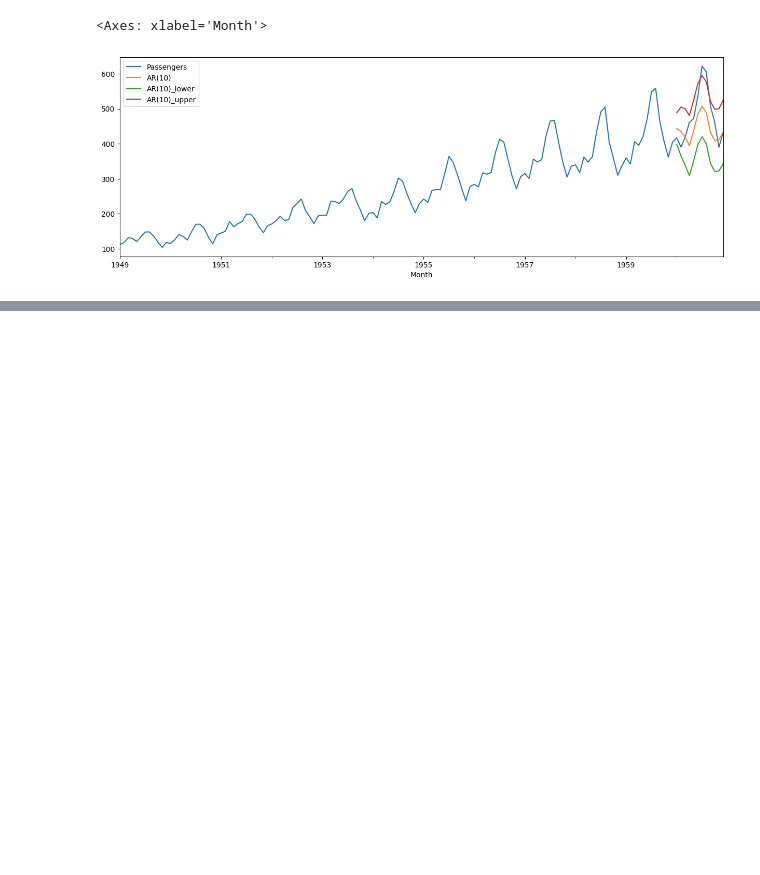
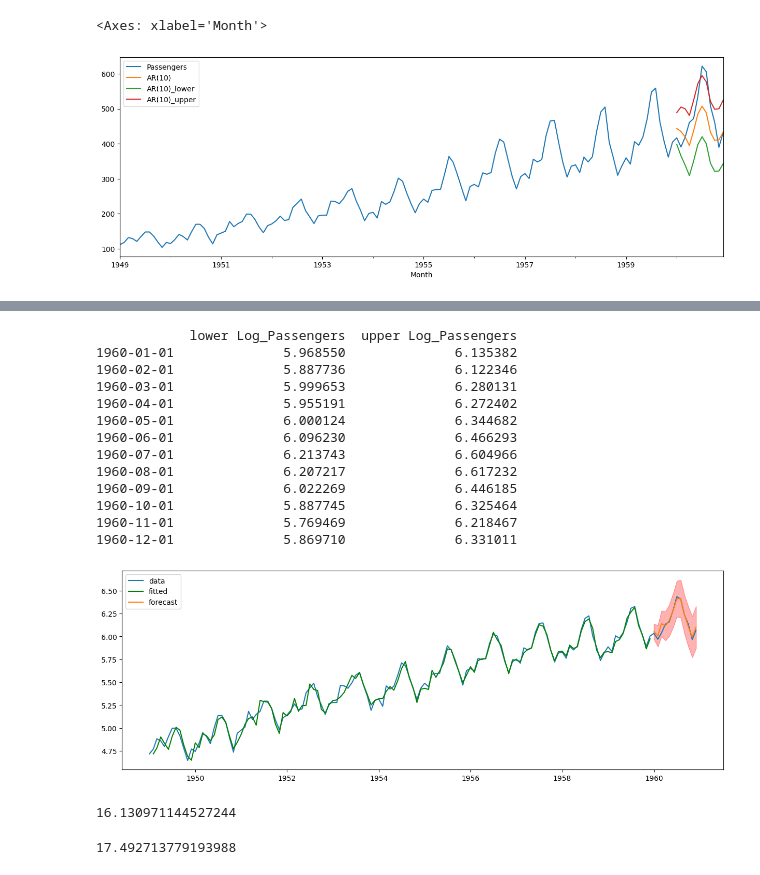
Before and after one commit to babakkeshavarz/time_series, a Jupyter notebook: Arima.ipynb, the cells around one changed output, grey strips where cells are left out. Cells and saved outputs as stored; diff of their text form; code cells hidden in the pictures; blank space fills up the shorter version.

```diff
--- a/Arima.ipynb
+++ b/Arima.ipynb
@@ -124,0 +187,32 @@ df[['Passengers' , 'AR(10)' , 'AR(10)_lower' , 'AR(10)_upper']].plot(figsize = (
+# %%
+
+arima = ARIMA(train['Log_Passengers'] , order = (12,1,0))
+arima_result = arima.fit()
+plot_fit_and_forecast_int(arima_result , 1 , col = 'Log_Passengers')
+# %% [output]
+            lower Log_Passengers  upper Log_Passengers
+1960-01-01              5.968550              6.135382
+1960-02-01              5.887736              6.122346
+1960-03-01              5.999653              6.280131
+1960-04-01              5.955191              6.272402
+1960-05-01              6.000124              6.344682
+1960-06-01              6.096230              6.466293
+1960-07-01              6.213743              6.604966
+1960-08-01              6.207217              6.617232
+1960-09-01              6.022269              6.446185
+1960-10-01              5.887745              6.325464
+1960-11-01              5.769469              6.218467
+1960-12-01              5.869710              6.331011
+[figure, added]
+# %%
+arima = ARIMA(train['Log_Passengers'] , order = (12,1,0))
+arima_result = arima.fit()
+rmse(arima_result , is_logged = True)
+# %% [output]
+16.130971144527244
+# %%
+arima = ARIMA(train['Passengers'] , order = (12,1,0))
+arima_result = arima.fit()
+rmse(arima_result , is_logged = False)
+# %% [output]
+17.492713779193988
```
Also changed, not shown: parts of 6 cells of this notebook.
